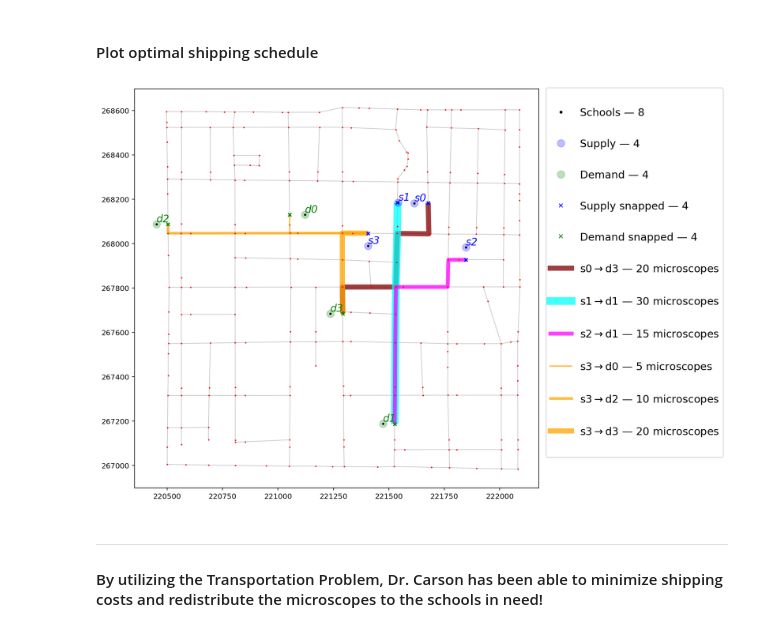
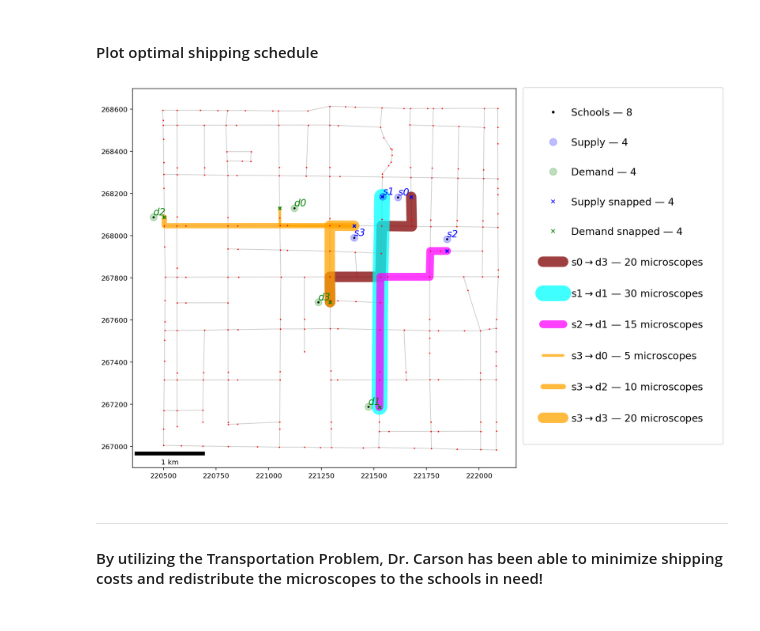
Before and after one commit to pysal/spaghetti, a Jupyter notebook: docsrc/notebooks/transportation-problem.ipynb, the cells around one changed output. Saved outputs shown, nothing was run; the diff lists cells and outputs as text; code cells hidden in the pictures.

```diff
--- a/docsrc/notebooks/transportation-problem.ipynb
+++ b/docsrc/notebooks/transportation-problem.ipynb
@@ -366,7 +359,6 @@ def obs_labels(o, b, s, col="id", **kwargs):
 # %%
 def make_patches(objects):
     """Create patches for legend"""
-    spacer = matplotlib.patches.Patch(ec="None", fc="None", lw=0, label="")
     patches = []
     for _object in objects:
         try:
@@ -386,34 +378,35 @@ def make_patches(objects):
             _kws = {"lw": 0, "c": c, "marker": m, "ms": ms, "alpha": a}
             label = "%s — %s" % (oname.capitalize(), int(ovalue))
             p = matplotlib.lines.Line2D([], [], label=label, **_kws)
-            patches.extend([spacer, p])
+            patches.append(p)
         else:
             patch_info = plot_shipments(_object, "", for_legend=True)
             for c, lw, lwsc, (i, j) in patch_info:
                 label = "s%s$\\rightarrow$d%s — %s microscopes" % (i, j, lw)
                 _kws = {"alpha": 0.75, "c": c, "lw": lwsc, "label": label}
-                p = matplotlib.lines.Line2D([], [], **_kws)
-                patches.extend([spacer, p])
-    patches.extend([spacer])
+                p = matplotlib.lines.Line2D([], [], solid_capstyle="round", **_kws)
+                patches.append(p)
     return patches
 # %%
 def legend(objects, anchor=(1.005, 1.016)):
     """Add a legend to a plot"""
     patches = make_patches(objects)
     kws = {"fancybox": True, "framealpha": 0.85, "fontsize": "x-large"}
-    legend = matplotlib.pyplot.legend(handles=patches, bbox_to_anchor=anchor, **kws)
+    kws.update({"bbox_to_anchor":anchor, "labelspacing":2., "borderpad":2.})
+    legend = matplotlib.pyplot.legend(handles=patches, **kws)
     legend.get_frame().set_facecolor("white")
 # %%
-def plot_shipments(sd, b, scaled=0.35, for_legend=False):
+def plot_shipments(sd, b, scaled=0.75, for_legend=False):
     """Helper for plotting shipments based on OD and magnitude"""
     _patches = []
+    _plot_kws = {"alpha":0.75, "zorder":0, "capstyle":"round"}
     for c, (g, gdf) in zip(shipping_colors, sd):
         lw, lw_scaled, ids = gdf["ship"], gdf["ship"] * scaled, gdf["id"]
         if for_legend:
             for _lw, _lwsc, _id in zip(lw, lw_scaled, ids):
                 _patches.append([c, _lw, _lwsc, _id])
         else:
-            gdf.plot(ax=b, color=c, lw=lw_scaled, alpha=0.75, zorder=0)
+            gdf.plot(ax=b, color=c, lw=lw_scaled, **_plot_kws)
     if for_legend:
         return _patches
 # %% [markdown]
@@ -642,23 +641,26 @@ shipments
 # %%
 # plot network
 base = arcs.plot(alpha=0.2, linewidth=1, color="k", figsize=(10, 10), zorder=0)
 vertices.plot(ax=base, markersize=1, color="r", zorder=2)
 # plot observations
 schools.plot(ax=base, markersize=5, color="k", zorder=2)
 supply.plot(ax=base, markersize=100, alpha=0.25, color="b", zorder=3)
 supply_snapped.plot(ax=base, markersize=20, marker="x", color="b", zorder=3)
 demand.plot(ax=base, markersize=100, alpha=0.25, color="g", zorder=2)
 demand_snapped.plot(ax=base, markersize=20, marker="x", color="g", zorder=3)
 # plot shipments
 plot_shipments(shipments.groupby("O"), base)
 # add labels
 obs_labels(supply, base, 14, c="b")
 obs_labels(demand, base, 14, c="g")
 # add legend
 elements += [shipments.groupby("O")]
 legend(elements)
+# add scale bar
+scalebar = ScaleBar(3, units="m", location="lower left")
+base.add_artist(scalebar);
 # %% [output]
-[figure, old version]
+[figure, new version]
 # %% [markdown]
 ---------------------------------
 #### By utilizing the Transportation Problem, Dr. Carson has been able to minimize shipping costs and redistribute the microscopes to the schools in need!
```
Also changed, not shown: parts of 5 cells of this notebook.
